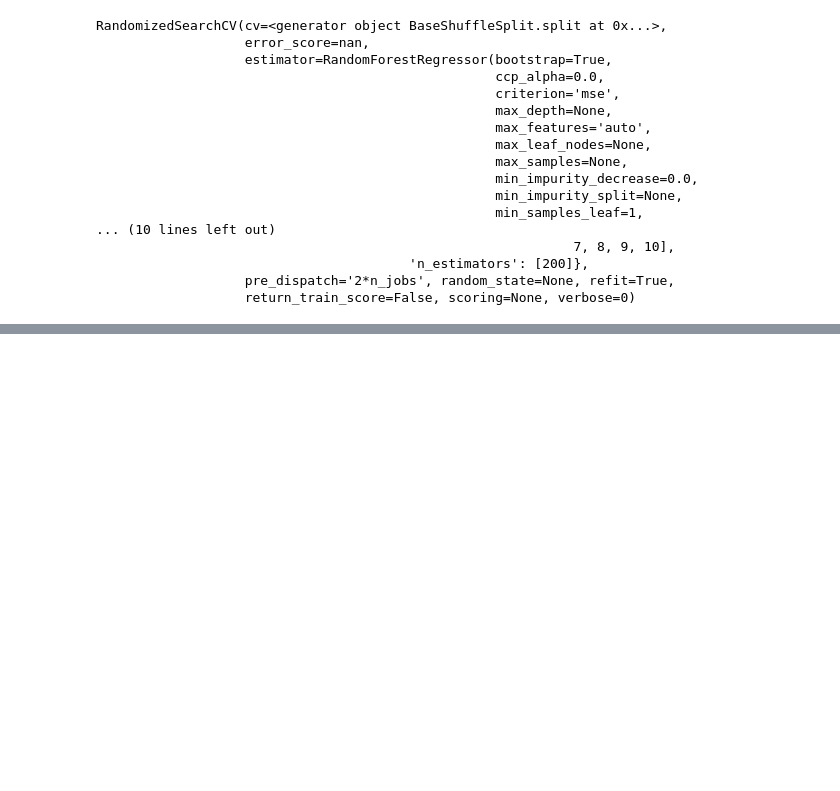
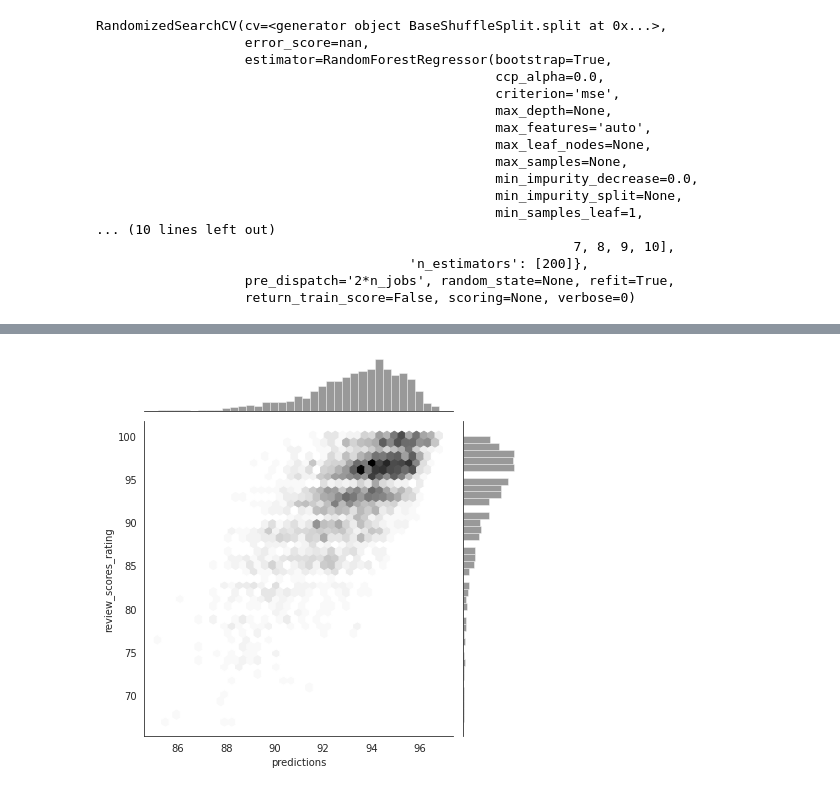
Before and after one commit to OzanGenc/Airbnb-Istanbul-ReviewScorePrediction, a Jupyter notebook: Airbnb_Istanbul.ipynb, the cells around one changed output, grey strips where cells are left out. Saved outputs shown, nothing was run; the diff lists cells and outputs as text; code cells hidden in the pictures; blank space fills up the shorter version.

```diff
--- a/Airbnb_Istanbul.ipynb
+++ b/Airbnb_Istanbul.ipynb
@@ -522,6 +522,9 @@ rand_search.best_params_
 # %%
 #predicting the 'review_scores_rating' in test set using the best model.
 pred_review_scores_rating = rand_search.predict(df_test_dummies.drop(columns=['review_scores_rating']))
+# %%
+#predicting the 'review_scores_rating' in train set using the best model.
+pred_train_review_scores_rating = rand_search.predict(df_train_dummies.drop(columns=['review_scores_rating']))
 # %%
 mse = mean_squared_error(df_test_dummies['review_scores_rating'], pred_review_scores_rating)
 print('Root mean squared error for the test set is ', sqrt(mse))
@@ -555,0 +572,10 @@ plt.show()
+# %%
+predictions_train = pd.Series(data=pred_train_review_scores_rating,index=df_train_dummies['review_scores_rating'].index, name='predictions')
+ground_truth_train = df_train_dummies['review_scores_rating']
+# %%
+with sns.axes_style("white"):
+
+    sns.jointplot(x=predictions_train, y=ground_truth_train, kind="hex", color='k')
+    plt.show()
+# %% [output]
+[figure, added]
```
Also changed, not shown: parts of 9 cells of this notebook.
